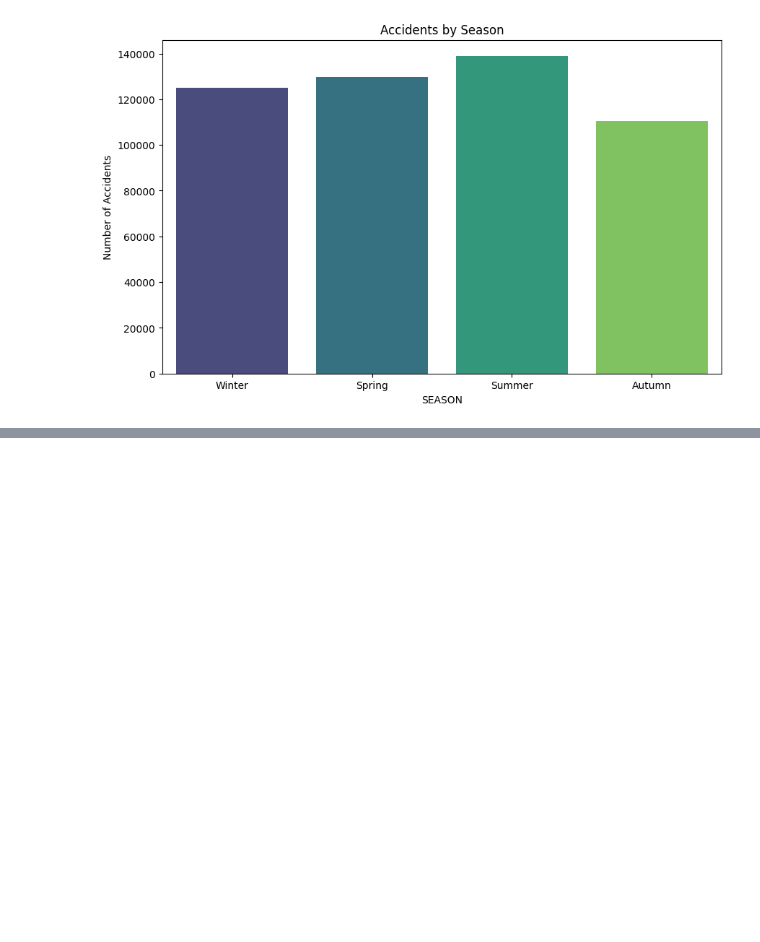
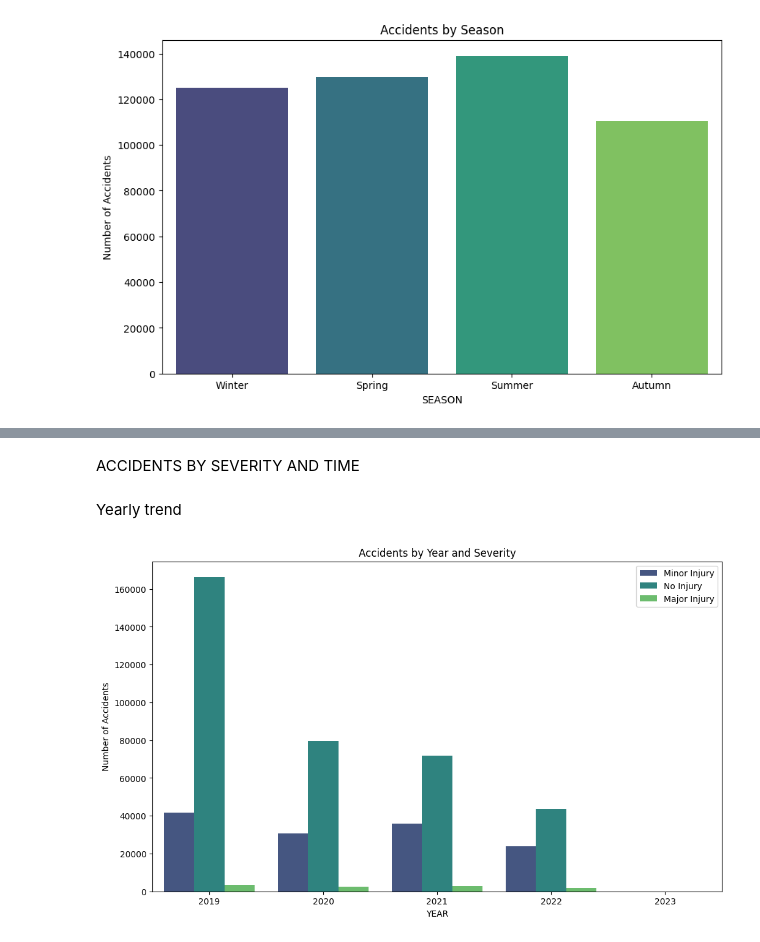
Before and after one commit to NedKost/MS-AAI-500-Team-Project, a Jupyter notebook: Collisions_timeslice.ipynb, the cells around one changed output, grey strips where cells are left out. Drawn from its saved outputs; the diff is of its cells as text; code cells hidden in the pictures; blank space fills up the shorter version.

```diff
--- a/Collisions_timeslice.ipynb
+++ b/Collisions_timeslice.ipynb
@@ -295,0 +332,14 @@ plt.show()
+# %% [markdown]
+ACCIDENTS BY SEVERITY AND TIME
+# %% [markdown]
+Yearly trend
+# %%
+df['SEVERITY'] = df['NUMBER OF PERSONS INJURED'].apply(lambda x: 'No Injury' if x == 0 else ('Minor Injury' if x < 3 else 'Major Injury'))
+plt.figure(figsize=(12, 7))
+sns.countplot(data=df, x='YEAR', hue='SEVERITY', palette="viridis")
+plt.title('Accidents by Year and Severity')
+plt.ylabel('Number of Accidents')
+plt.legend(loc='upper right')
+plt.show()
+# %% [output]
+[figure, added]
```
Also changed, not shown: parts of 23 cells of this notebook.
